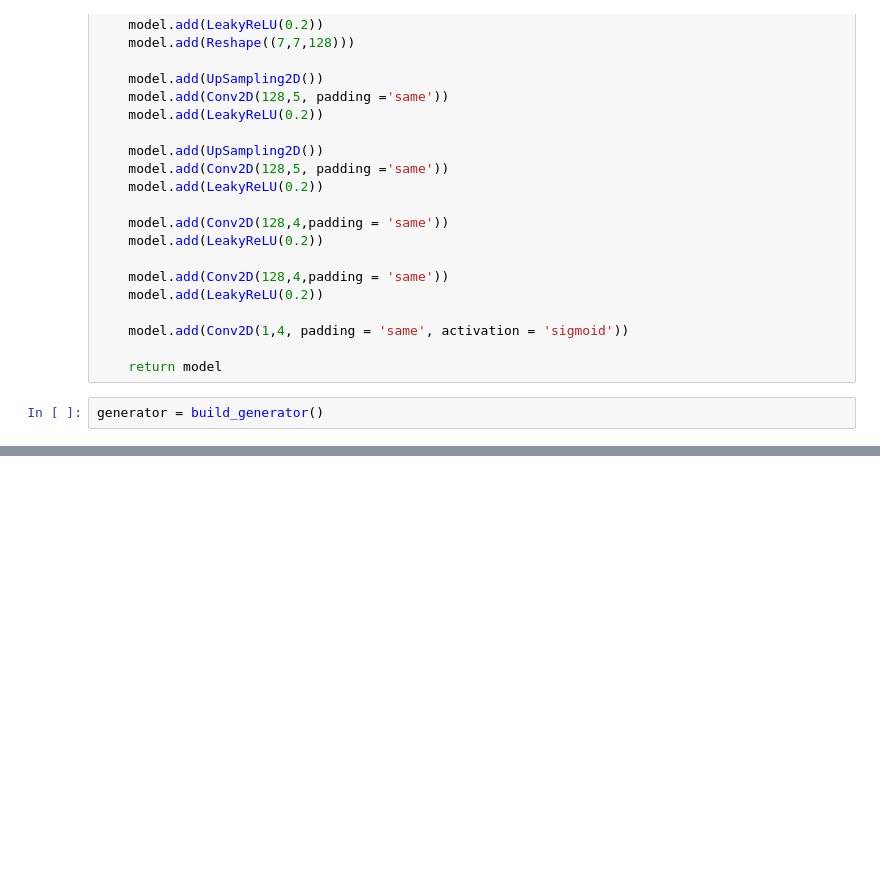
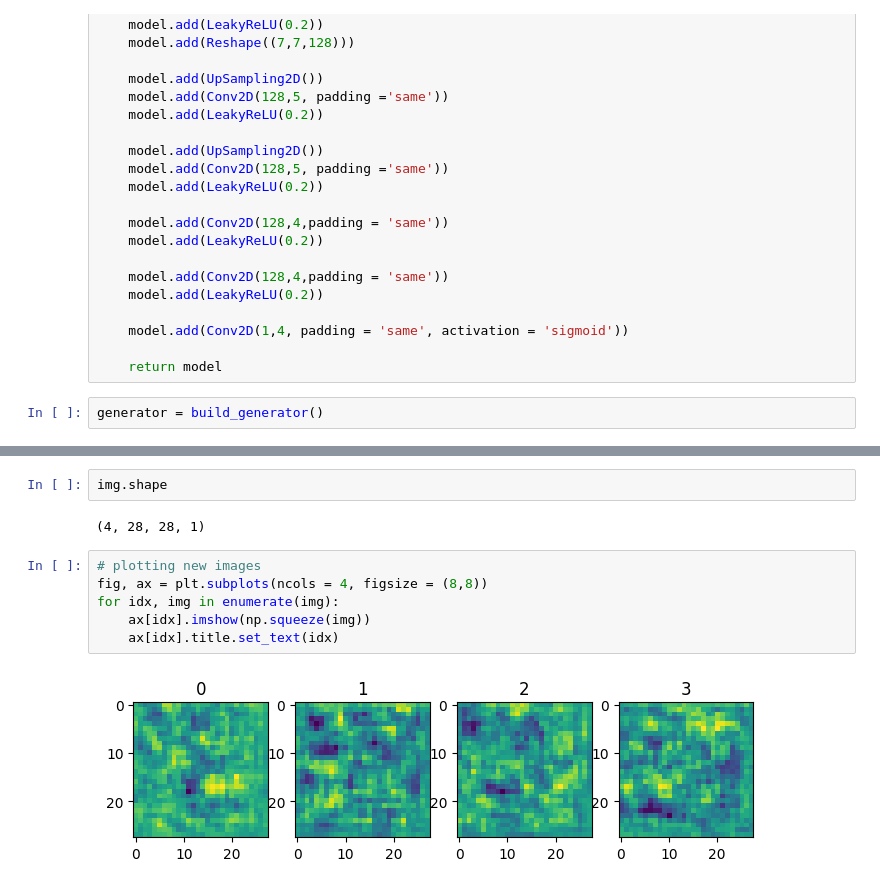
Before and after one commit to MuhammadShavaiz/Clothes-Generator, a Jupyter notebook: Image_Generator.ipynb, the cells around one changed output, grey strips where cells are left out. Saved outputs shown, nothing was run; the diff lists cells and outputs as text; blank space fills up the shorter version.

```diff
--- a/Image_Generator.ipynb
+++ b/Image_Generator.ipynb
@@ -161,0 +151,12 @@ array([[[[0.5026819 ],
+# %%
+img.shape
+# %% [output]
+(4, 28, 28, 1)
+# %%
+# plotting new images
+fig, ax = plt.subplots(ncols = 4, figsize = (8,8))
+for idx, img in enumerate(img):
+    ax[idx].imshow(np.squeeze(img))
+    ax[idx].title.set_text(idx)
+# %% [output]
+[figure, added]
```
Also changed, not shown: parts of 13 cells of this notebook.
